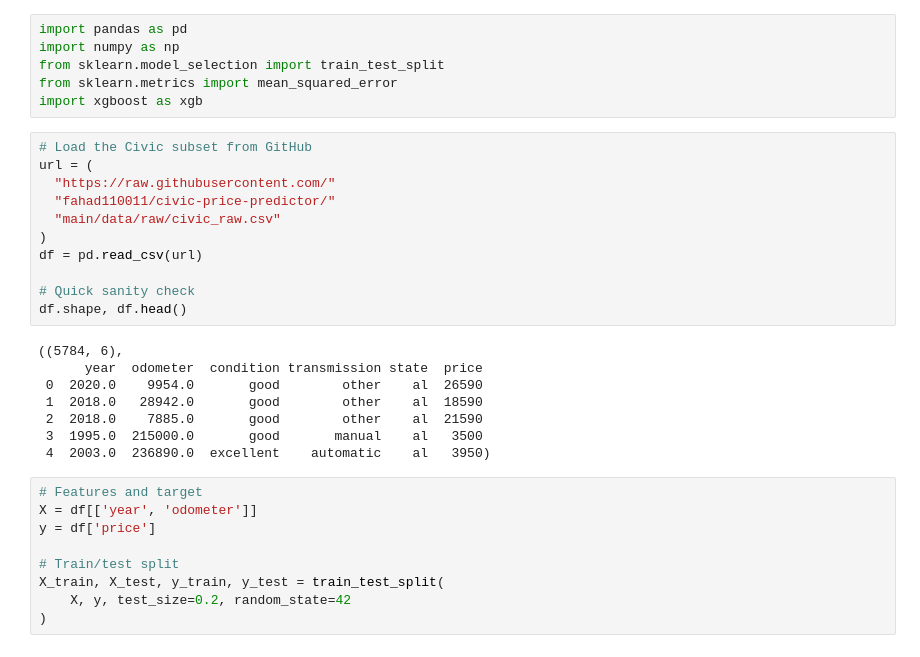
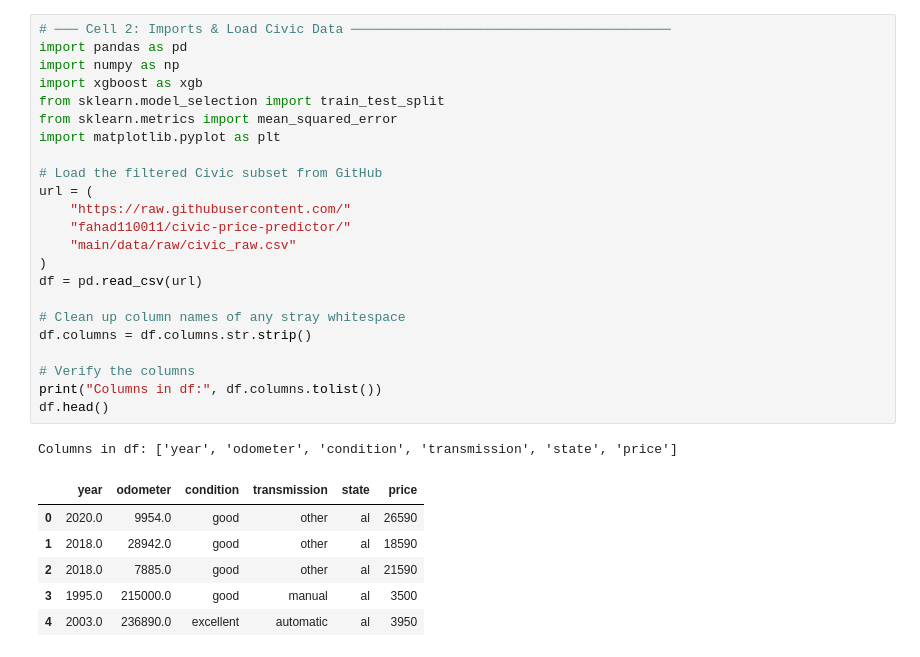
Before and after one commit to fahad110011/civic-price-predictor, a Jupyter notebook: notebooks/03_modeling.ipynb, the cells around one changed output. Saved outputs shown, nothing was run; the diff lists cells and outputs as text.

Commit message:
Finalize modeling pipeline: split fix, categoricals, tuning, importances

```diff
--- a/notebooks/03_modeling.ipynb
+++ b/notebooks/03_modeling.ipynb
@@ -14,34 +25,31 @@ Requirement already satisfied: threadpoolctl>=3.1.0 in /usr/local/lib/python3.11
-# %%
-import pandas as pd
-import numpy as np
-from sklearn.model_selection import train_test_split
-from sklearn.metrics import mean_squared_error
-import xgboost as xgb
 # %%
-# Load the Civic subset from GitHub
+# ─── Cell 2: Imports & Load Civic Data ─────────────────────────────────────────
+import pandas as pd
+import numpy as np
+import xgboost as xgb
+from sklearn.model_selection import train_test_split
+from sklearn.metrics import mean_squared_error
+import matplotlib.pyplot as plt
+
+# Load the filtered Civic subset from GitHub
 url = (
-  "https://raw.githubusercontent.com/"
-  "fahad110011/civic-price-predictor/"
-  "main/data/raw/civic_raw.csv"
+    "https://raw.githubusercontent.com/"
+    "fahad110011/civic-price-predictor/"
+    "main/data/raw/civic_raw.csv"
 )
 df = pd.read_csv(url)
 
-# Quick sanity check
-df.shape, df.head()
+# Clean up column names of any stray whitespace
+df.columns = df.columns.str.strip()
+
+# Verify the columns
+print("Columns in df:", df.columns.tolist())
+df.head()
 # %% [output]
-((5784, 6),
-      year  odometer  condition transmission state  price
- 0  2020.0    9954.0       good        other    al  26590
- 1  2018.0   28942.0       good        other    al  18590
- 2  2018.0    7885.0       good        other    al  21590
- 3  1995.0  215000.0       good       manual    al   3500
- 4  2003.0  236890.0  excellent    automatic    al   3950)
+Columns in df: ['year', 'odometer', 'condition', 'transmission', 'state', 'price']
+|  | year | odometer | condition | transmission | state | price |
+| 0 | 2020.0 | 9954.0 | good | other | al | 26590 |
+| 1 | 2018.0 | 28942.0 | good | other | al | 18590 |
+| 2 | 2018.0 | 7885.0 | good | other | al | 21590 |
+| 3 | 1995.0 | 215000.0 | good | manual | al | 3500 |
+| 4 | 2003.0 | 236890.0 | excellent | automatic | al | 3950 |
-# %%
-# Features and target
-X = df[['year', 'odometer']]
-y = df['price']
-
-# Train/test split
-X_train, X_test, y_train, y_test = train_test_split(
-    X, y, test_size=0.2, random_state=42
-)
```
Also changed, not shown: parts of 6 cells of this notebook.
